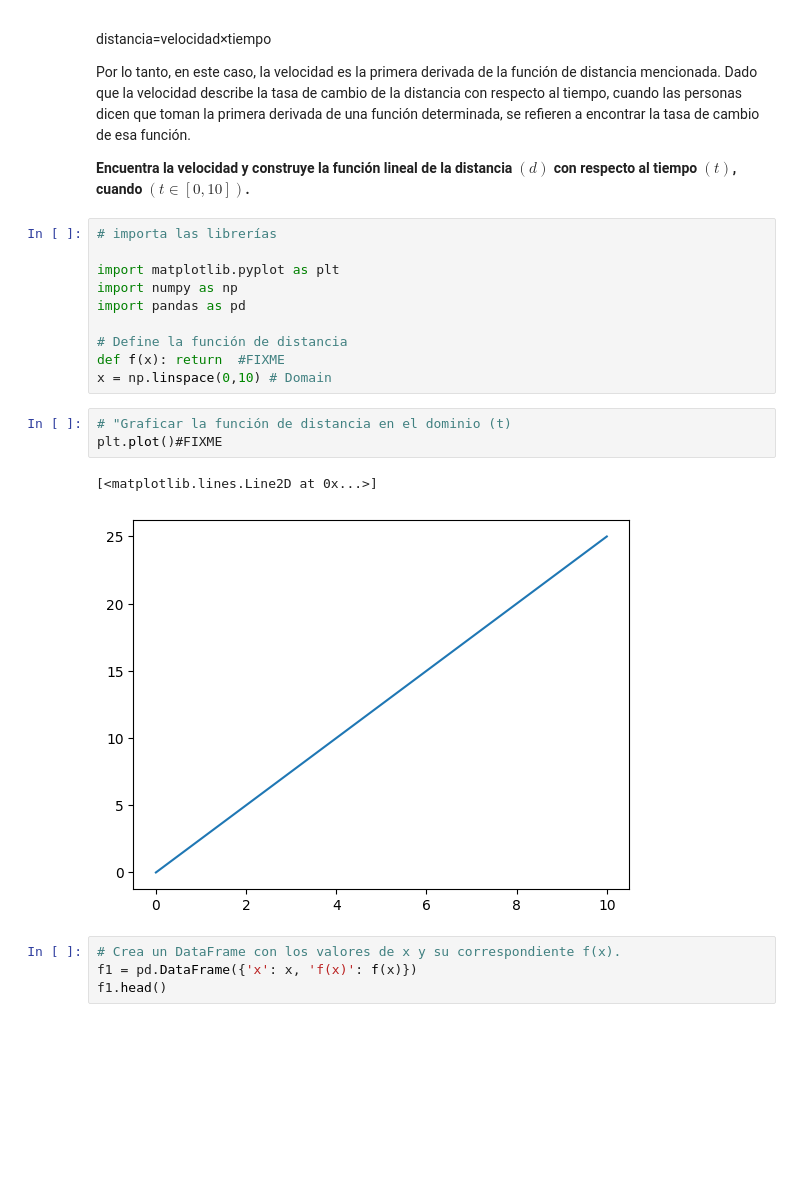
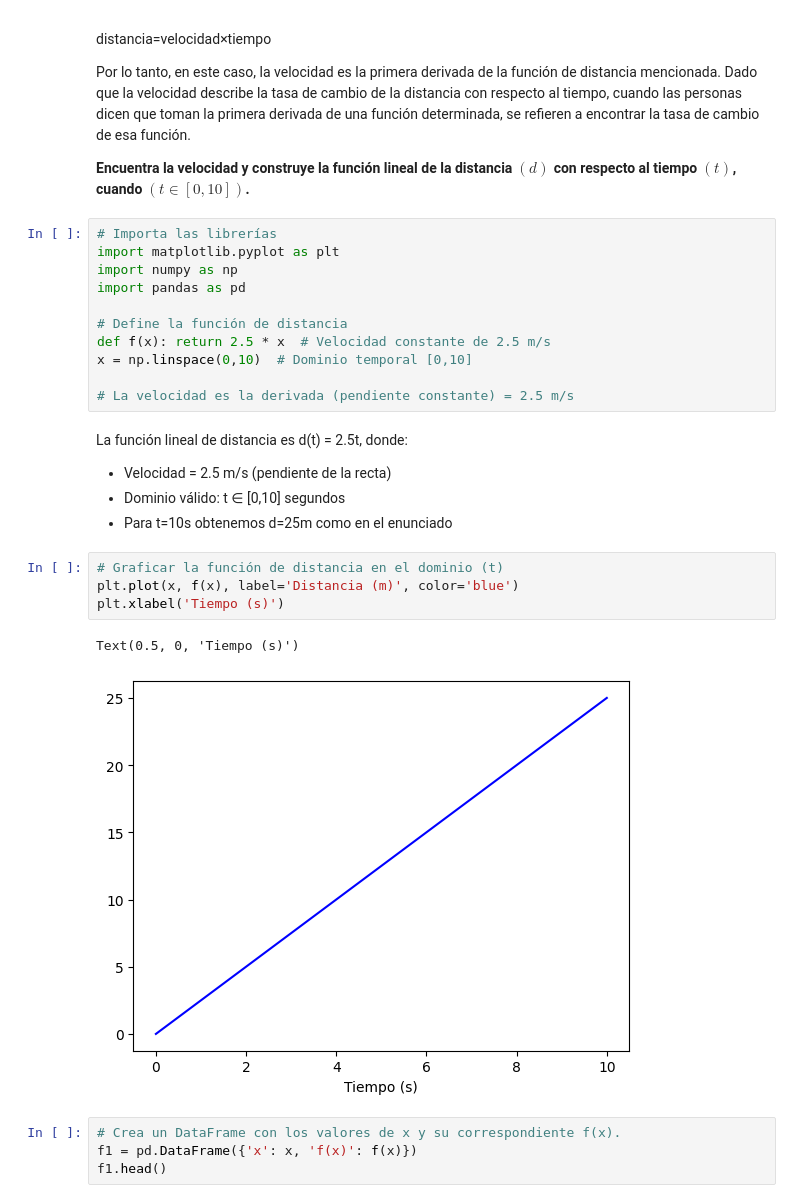
Before and after one commit to alejandrorod-tajamar/Calculo-Algebra, a Jupyter notebook: problems.es.ipynb, the cells around one changed output. Drawn from its saved outputs; the diff is of its cells as text; blank space fills up the shorter version.

```diff
--- a/problems.es.ipynb
+++ b/problems.es.ipynb
@@ -22,21 +22,29 @@ Por lo tanto, en este caso, la velocidad es la primera derivada de la función d
 
 **Encuentra la velocidad y construye la función lineal de la distancia $(d)$ con respecto al tiempo $(t)$, cuando $(t ∈ [0,10])$.**
 # %%
-# importa las librerías
-
+# Importa las librerías
 import matplotlib.pyplot as plt
 import numpy as np
 import pandas as pd
 
 # Define la función de distancia
-def f(x): return  #FIXME
-x = np.linspace(0,10) # Domain
+def f(x): return 2.5 * x  # Velocidad constante de 2.5 m/s
+x = np.linspace(0,10)  # Dominio temporal [0,10]
+
+# La velocidad es la derivada (pendiente constante) = 2.5 m/s
+# %% [markdown]
+La función lineal de distancia es d(t) = 2.5t, donde:
+
+- Velocidad = 2.5 m/s (pendiente de la recta)
+- Dominio válido: t ∈ [0,10] segundos
+- Para t=10s obtenemos d=25m como en el enunciado
 # %%
-# "Graficar la función de distancia en el dominio (t)
-plt.plot()#FIXME
+# Graficar la función de distancia en el dominio (t)
+plt.plot(x, f(x), label='Distancia (m)', color='blue')
+plt.xlabel('Tiempo (s)')
 # %% [output]
-[<matplotlib.lines.Line2D at 0x...>]
+Text(0.5, 0, 'Tiempo (s)')
-[figure, old version]
+[figure, new version]
 # %%
 # Crea un DataFrame con los valores de x y su correspondiente f(x).
 f1 = pd.DataFrame({'x': x, 'f(x)': f(x)})
```
Also changed, not shown: parts of 7 cells of this notebook.
